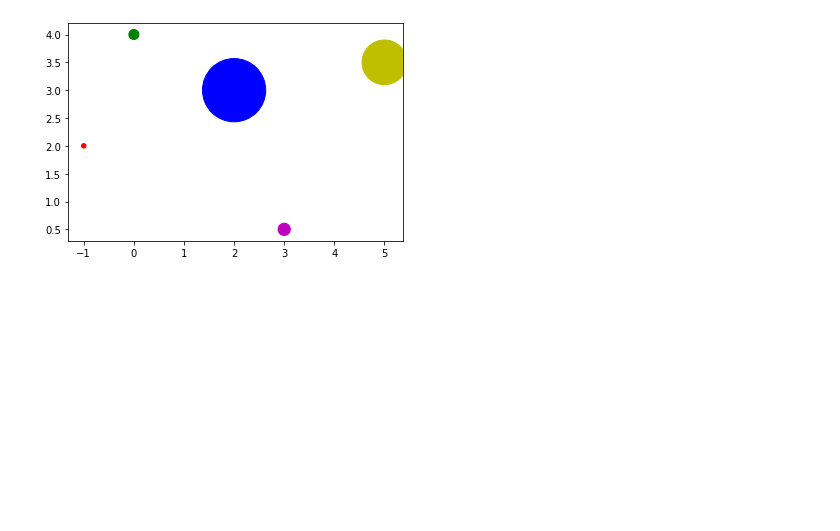
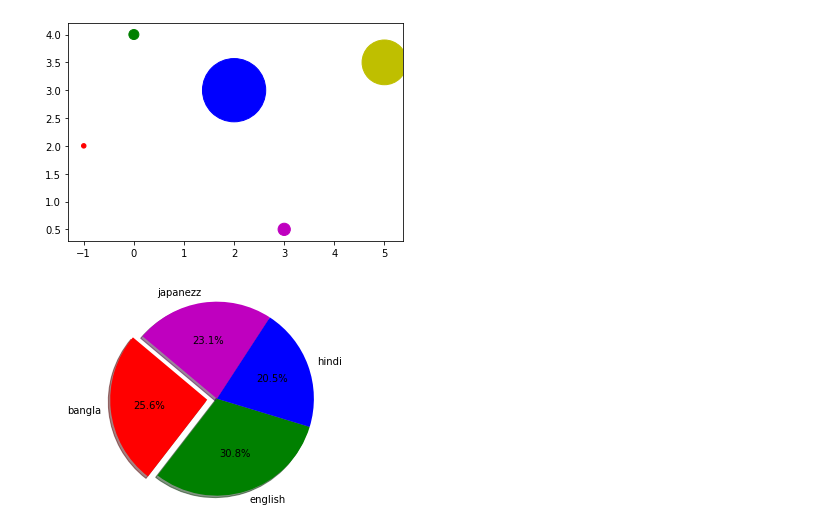
Before and after one commit to ArafatSabbir/Python-Beginner-to-Advance, a Jupyter notebook: Data visualization in python 3.ipynb, the cells around one changed output. Saved outputs shown, nothing was run; the diff lists cells and outputs as text; code cells hidden in the pictures; blank space fills up the shorter version.

Commit message:
pie chart in python 3

```diff
--- a/Data visualization in python 3.ipynb
+++ b/Data visualization in python 3.ipynb
@@ -100,3 +100,15 @@ ax6.scatter([-1,0,2,3,5],[2,4,3,0.5,3.5],[20,100,4000,150,2000],['r','g','b','m'
 plt.show()
 # %% [output]
 [figure]
+# %%
+fig7 = plt.figure("Pie chart")
+ax7 = fig7.add_subplot(1,1,1)
+sizes = [50,60,40,45]
+explode = (0.1,0,0,0)
+colors = ['r','g','b','m']
+labels = ['bangla', 'english', 'hindi','japanezz']
+plt.pie(sizes, explode = explode, labels = labels, colors = colors, autopct ='%1.1f%%',shadow = True, startangle = 140)
+plt.axis('equal')
+plt.show()
+# %% [output]
+[figure, added]
```
